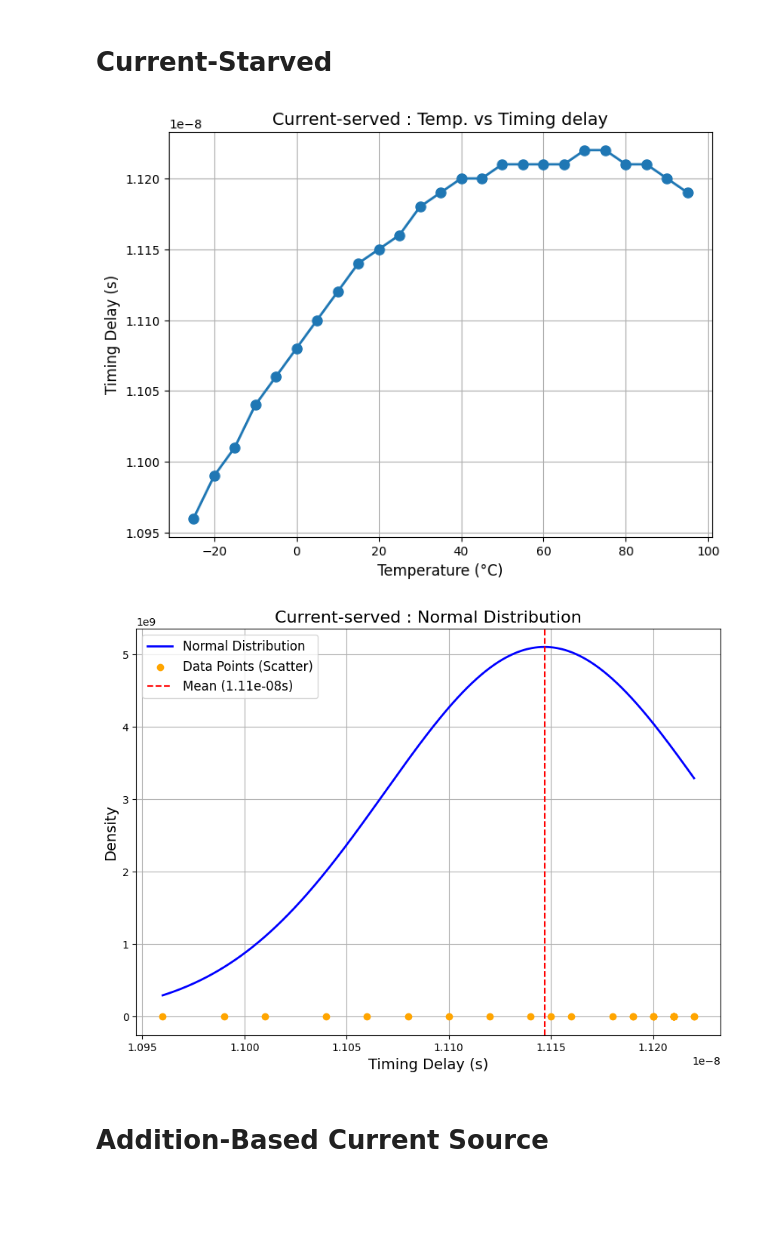
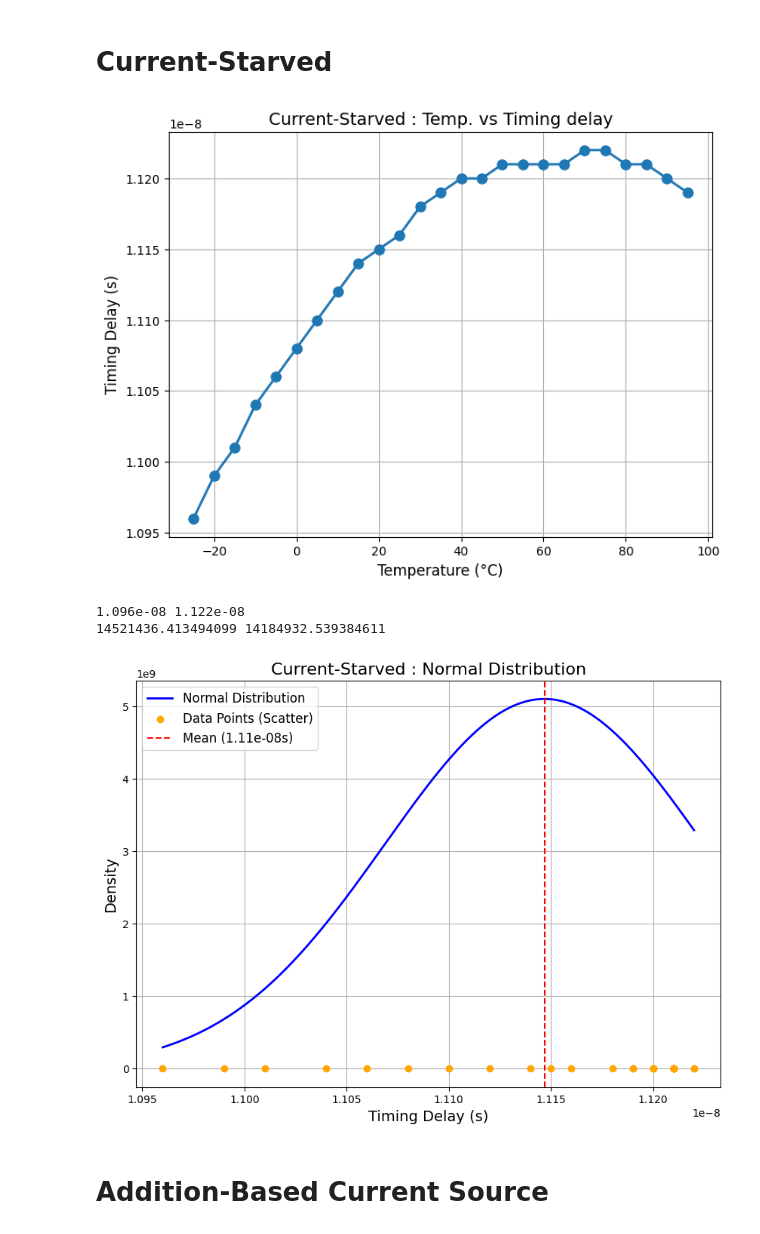
Before and after one commit to CodeByJJY/BlogbyJJY, a Jupyter notebook: semiconductor.ipynb, the cells around one changed output. Cells and saved outputs as stored; diff of their text form; code cells hidden in the pictures; blank space fills up the shorter version.

```diff
--- a/semiconductor.ipynb
+++ b/semiconductor.ipynb
@@ -121,7 +127,7 @@ plt.show()
 import matplotlib.pyplot as plt
 
 # Example data
-timing_delay_addition_based = [
+timing_delay_single = [
     10.96E-9,
     10.99E-9,
     11.01E-9,
@@ -136,43 +142,48 @@ timing_delay_addition_based = [
     11.18E-9,
     11.19E-9,
     11.20E-9,
     11.20E-9,
     11.21E-9,
     11.21E-9,
     11.21E-9,
     11.21E-9,
     11.22E-9,
     11.22E-9,
     11.21E-9,
     11.21E-9,
     11.20E-9,
     11.19E-9
 ]
 
 # Adjusting temperature to match timing_delay_basic
 temperature = list(range(-25, 96, 5))  # 24 items, matching the length of timing_delay_basic
 
 # Plotting the graph
 plt.figure(figsize=(8, 6))
-plt.plot(temperature, timing_delay_addition_based, marker='o', linestyle='-', linewidth=2, markersize=8)
+plt.plot(temperature, timing_delay_single, marker='o', linestyle='-', linewidth=2, markersize=8)
 
 # Adding labels and title
 plt.xlabel('Temperature (°C)', fontsize=12)
 plt.ylabel('Timing Delay (s)', fontsize=12)
-plt.title('Current-served : Temp. vs Timing delay', fontsize=14)
+plt.title('Current-Starved : Temp. vs Timing delay', fontsize=14)
 plt.grid(True)
 
 # Displaying the graph
 plt.show()
+
+print(min(timing_delay_single), max(timing_delay_single))
+print(1/(2*pi*min(timing_delay_single)), 1/(2*pi*max(timing_delay_single)))
 # %% [output]
-[figure, old version]
+[figure, new version]
+1.096e-08 1.122e-08
+14521436.413494099 14184932.539384611
 # %%
 import numpy as np
 import matplotlib.pyplot as plt
 from scipy.stats import norm
 
 # Example data
-timing_delay_addition_based = [
+timing_delay_single = [
     10.96E-9,
     10.99E-9,
     11.01E-9,
@@ -201,11 +212,11 @@ timing_delay_addition_based = [
 ]
 
 # Calculate mean and standard deviation
-mean = np.mean(timing_delay_addition_based)
-std_dev = np.std(timing_delay_addition_based)
+mean = np.mean(timing_delay_single)
+std_dev = np.std(timing_delay_single)
 
 # Generate x-axis values for normal distribution
-x = np.linspace(min(timing_delay_addition_based), max(timing_delay_addition_based), 1000)
+x = np.linspace(min(timing_delay_single), max(timing_delay_single), 1000)
 y = norm.pdf(x, mean, std_dev)
 
 # Plotting the graph
@@ -215,10 +226,10 @@ plt.figure(figsize=(10, 7))
 plt.plot(x, y, label='Normal Distribution', color='blue', linewidth=2)
 
 # Scatter plot for data points
-plt.scatter(timing_delay_addition_based, [0] * len(timing_delay_addition_based), color='orange', label='Data Points (Scatter)', zorder=5)
+plt.scatter(timing_delay_single, [0] * len(timing_delay_single), color='orange', label='Data Points (Scatter)', zorder=5)
 
 # Add labels, title, and legend
-plt.title('Current-served : Normal Distribution', fontsize=16)
+plt.title('Current-Starved : Normal Distribution', fontsize=16)
 plt.xlabel('Timing Delay (s)', fontsize=14)
 plt.ylabel('Density', fontsize=14)
 plt.axvline(mean, color='red', linestyle='--', linewidth=1.5, label=f'Mean ({mean:.2e}s)')
@@ -228,7 +239,7 @@ plt.grid(True)
 # Display the graph
 plt.show()
 # %% [output]
-[figure, old version]
+[figure, new version]
 # %% [markdown]
 # **Addition-Based Current Source**
 # %%
```
Also changed, not shown: parts of 9 cells of this notebook.
